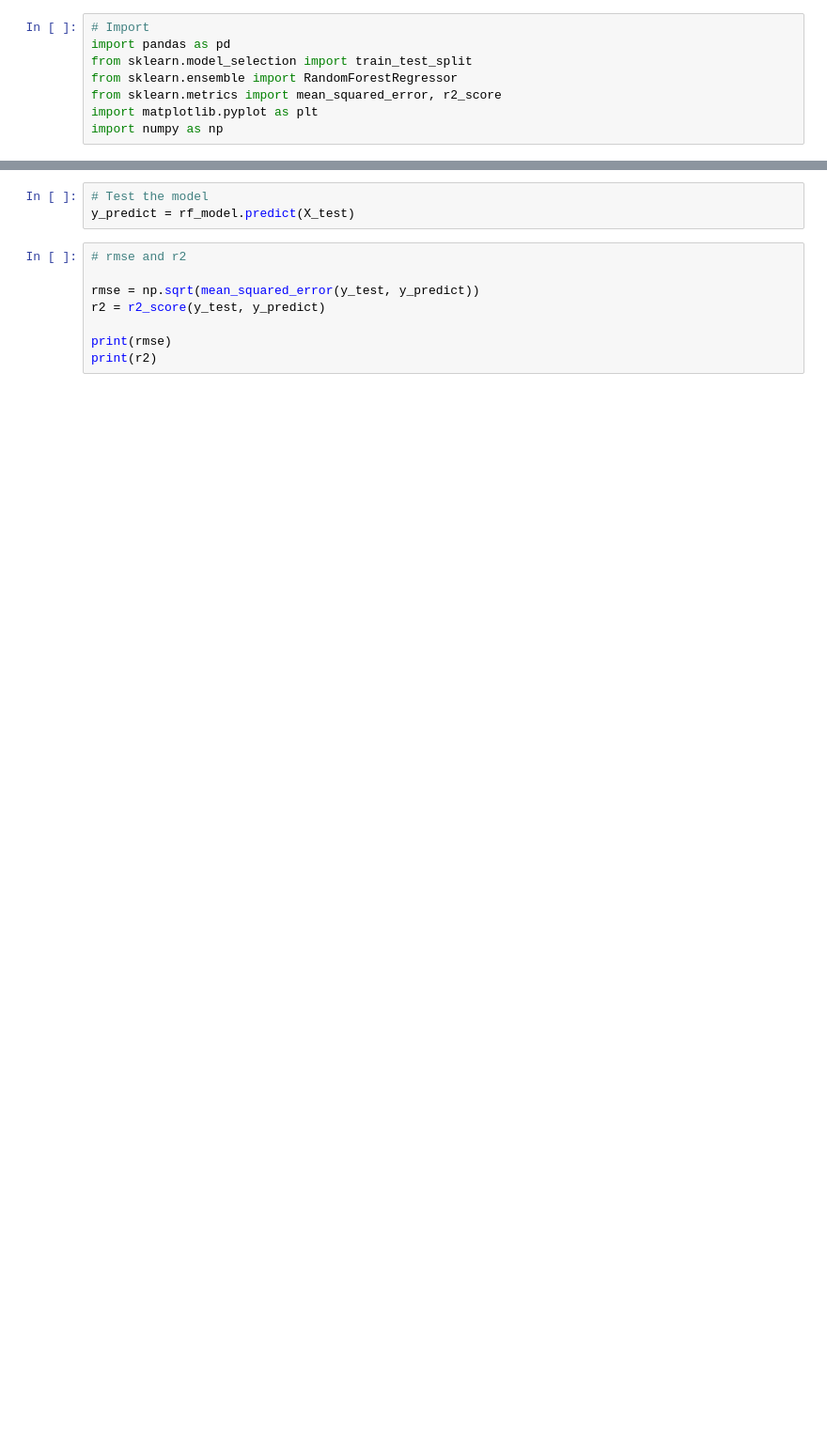
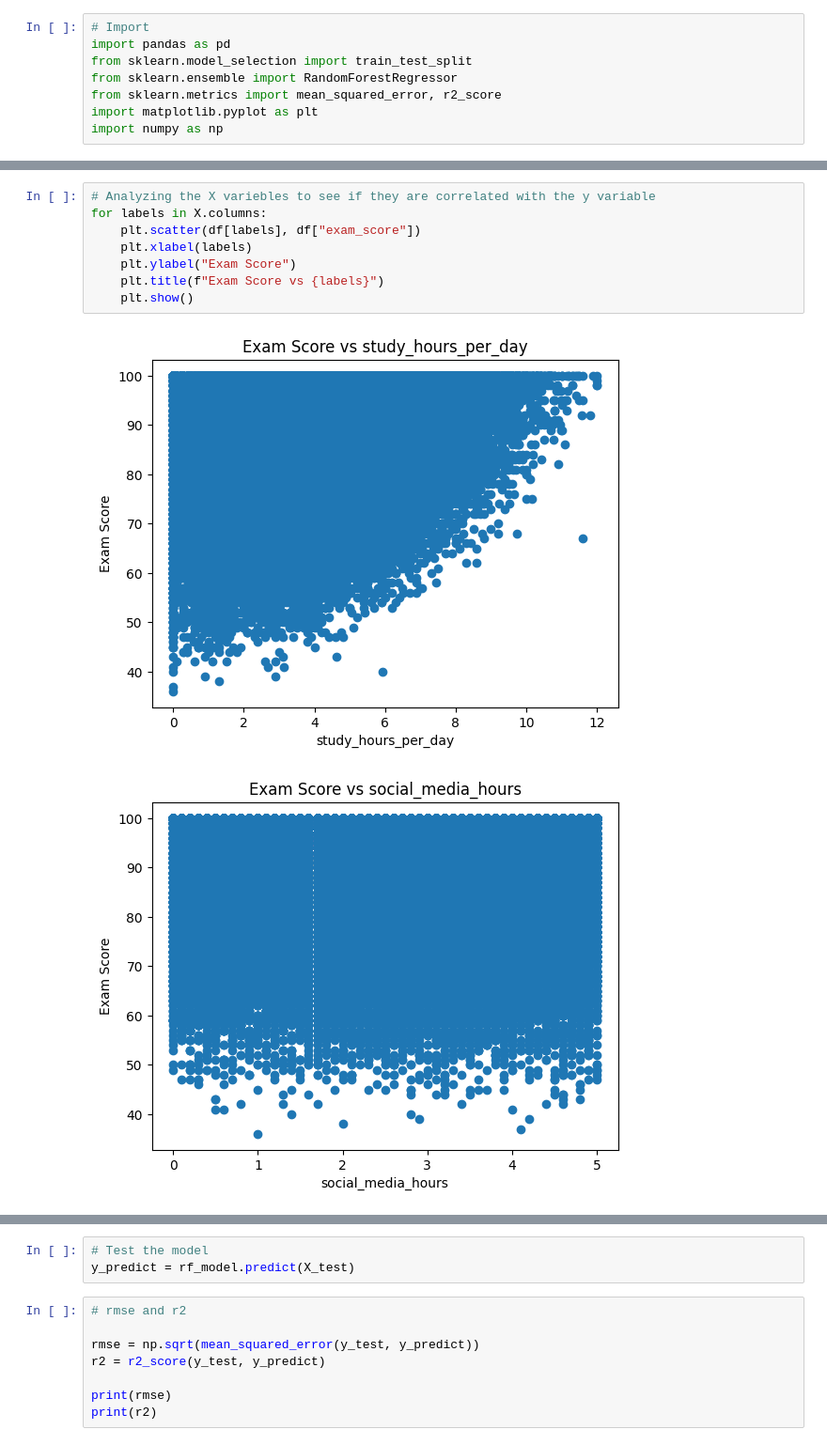
Before and after one commit to ddnzallyy/Random-Forest-ML, a Jupyter notebook: RF-StudentPerformance.ipynb, the cells around one changed output, grey strips where cells are left out. Shown: that part at 94% size. Drawn from its saved outputs; the diff is of its cells as text; blank space fills up the shorter version.

Commit message:
Analyzing the X variebles to see if they are correlated with the y variable

```diff
--- a/RF-StudentPerformance.ipynb
+++ b/RF-StudentPerformance.ipynb
@@ -51,3 +34,14 @@ X_train = pd.DataFrame(X_train)
 X_test = pd.DataFrame(X_test)
 y_train = pd.DataFrame(y_train)
 y_test = pd.DataFrame(y_test)
+# %%
+# Analyzing the X variebles to see if they are correlated with the y variable
+for labels in X.columns:
+    plt.scatter(df[labels], df["exam_score"])
+    plt.xlabel(labels)
+    plt.ylabel("Exam Score")
+    plt.title(f"Exam Score vs {labels}")
+    plt.show()
+# %% [output]
+[figure, added]
+[figure, added]
```
Also changed, not shown: parts of 7 cells of this notebook.
